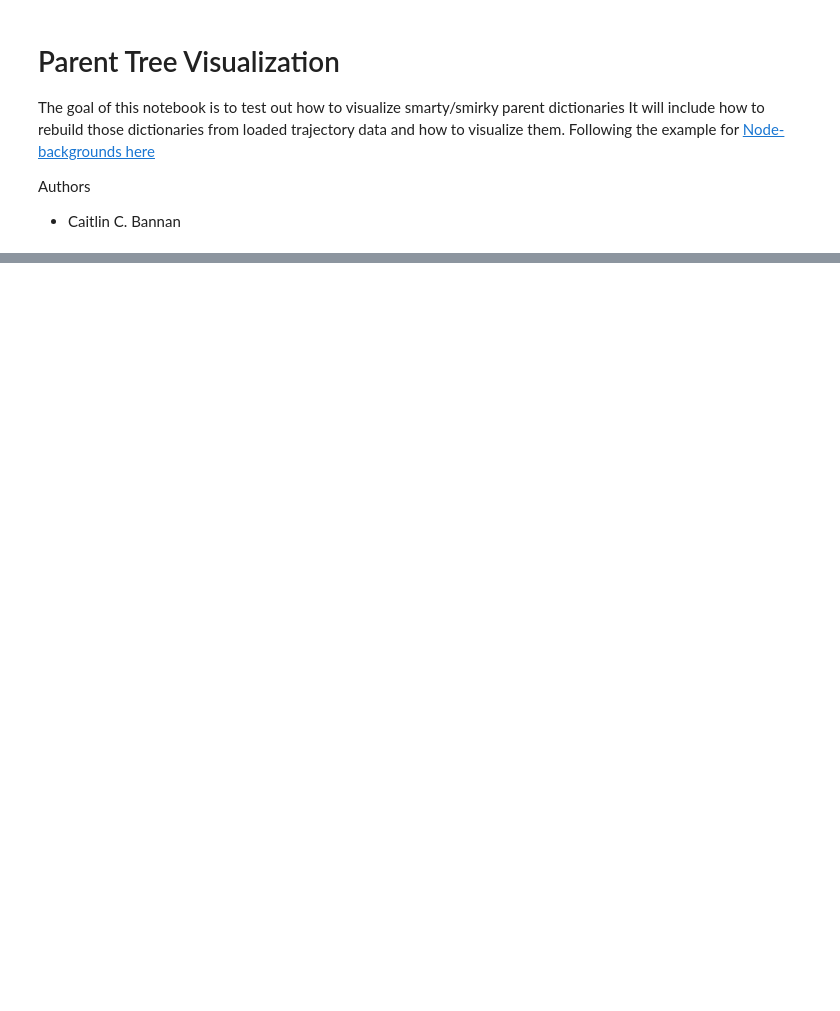
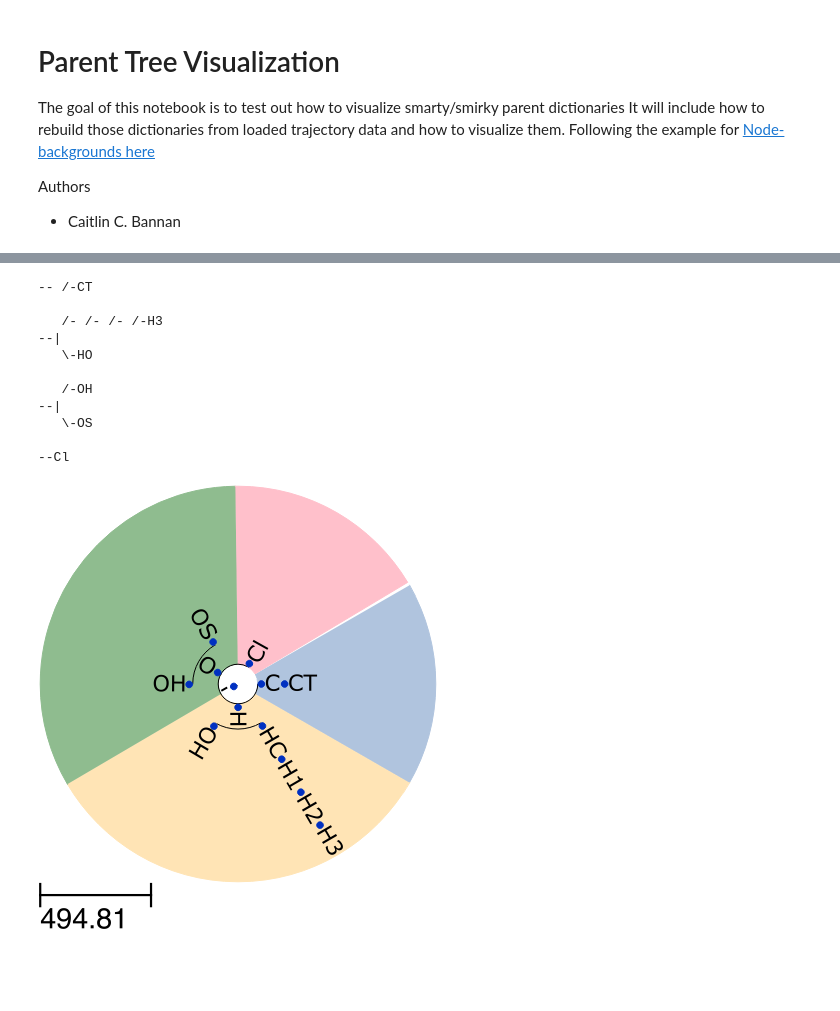
Before and after one commit to openforcefield/openff-toolkit, a Jupyter notebook: utilities/hierarchy_visualiztion/Visualizing_Parent_Hierarchy.ipynb, the cells around one changed output, grey strips where cells are left out. Saved outputs shown, nothing was run; the diff lists cells and outputs as text; code cells hidden in the pictures; blank space fills up the shorter version.

```diff
--- a/utilities/hierarchy_visualiztion/Visualizing_Parent_Hierarchy.ipynb
+++ b/utilities/hierarchy_visualiztion/Visualizing_Parent_Hierarchy.ipynb
@@ -86,0 +65,63 @@ ts.root_opening_factor = 1
+# %%
+parent_child = """
+- C
+- H
+- O
+- Cl
+C CT
+H HC
+H HO
+HC H1
+H1 H2
+H2 H3
+O OH
+O OS
+"""
+def get_node(nodename):
+    if nodename in nodes_by_name:
+        return nodes_by_name[nodename]
+    else:
+        nodes_by_name[nodename] = Tree(name=nodename)
+        return nodes_by_name[nodename]
+
+nodes_by_name = {}
+for line in parent_child.split('\n'):
+    if not line: continue
+    parent_name, child_name = line.split()
+    parent = get_node(parent_name.strip())
+    parent.add_child(get_node(child_name.strip()))
+
+
+colorList = ["LightSteelBlue", "Moccasin", "DarkSeaGreen", "Pink"]
+# use any random node to get the tree root
+root = parent.get_tree_root()
+
+# make elemental roots each a different color:
+for idx, n in enumerate(root.get_children()):
+    nst = NodeStyle()
+    nst["bgcolor"] = colorList[idx]
+    n.set_style(nst)
+    print n
+
+# Render tree
+ts = TreeStyle()
+ts.layout_fn = my_layout
+ts.show_leaf_name = False
+
+ts.mode = "c"
+ts.root_opening_factor = 1
+
+root.render("%%inline",tree_style=ts, w=400)
+# %% [output]
+-- /-CT
+
+   /- /- /- /-H3
+--|
+   \-HO
+
+   /-OH
+--|
+   \-OS
+
+--Cl
+[figure, added]
```
Also changed, not shown: parts of 7 cells of this notebook.
